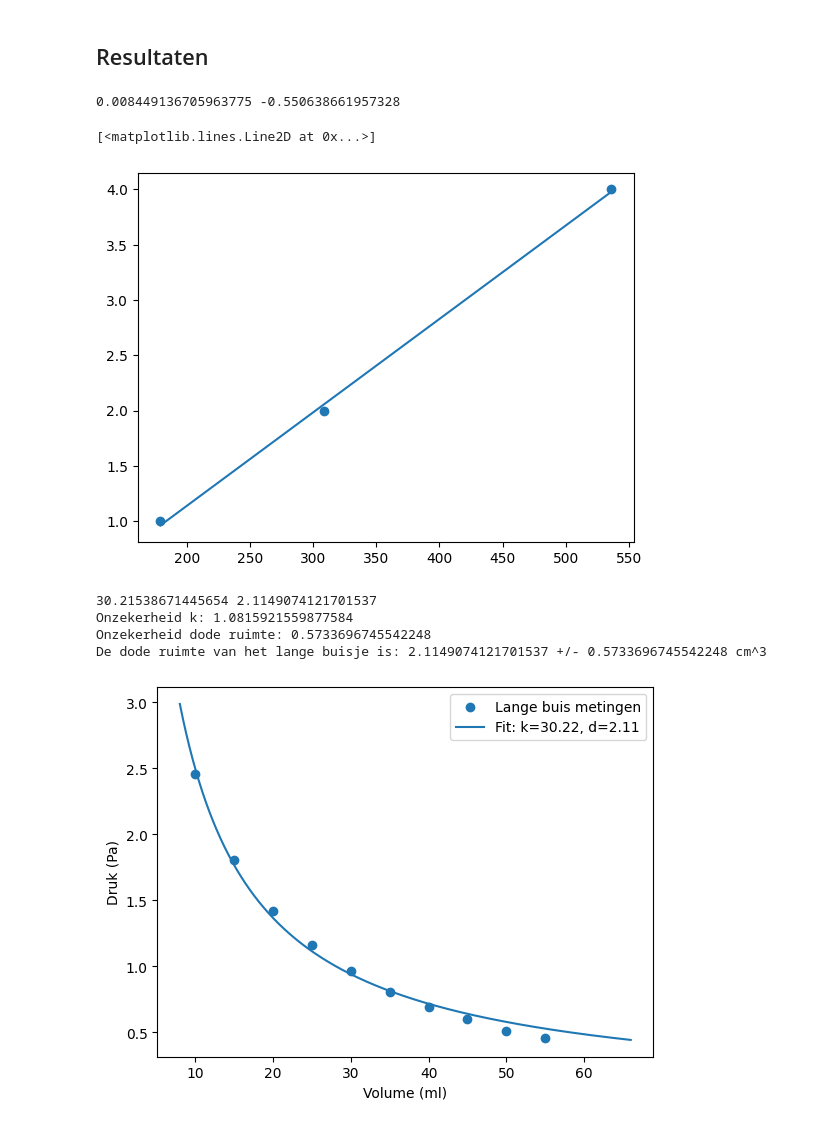
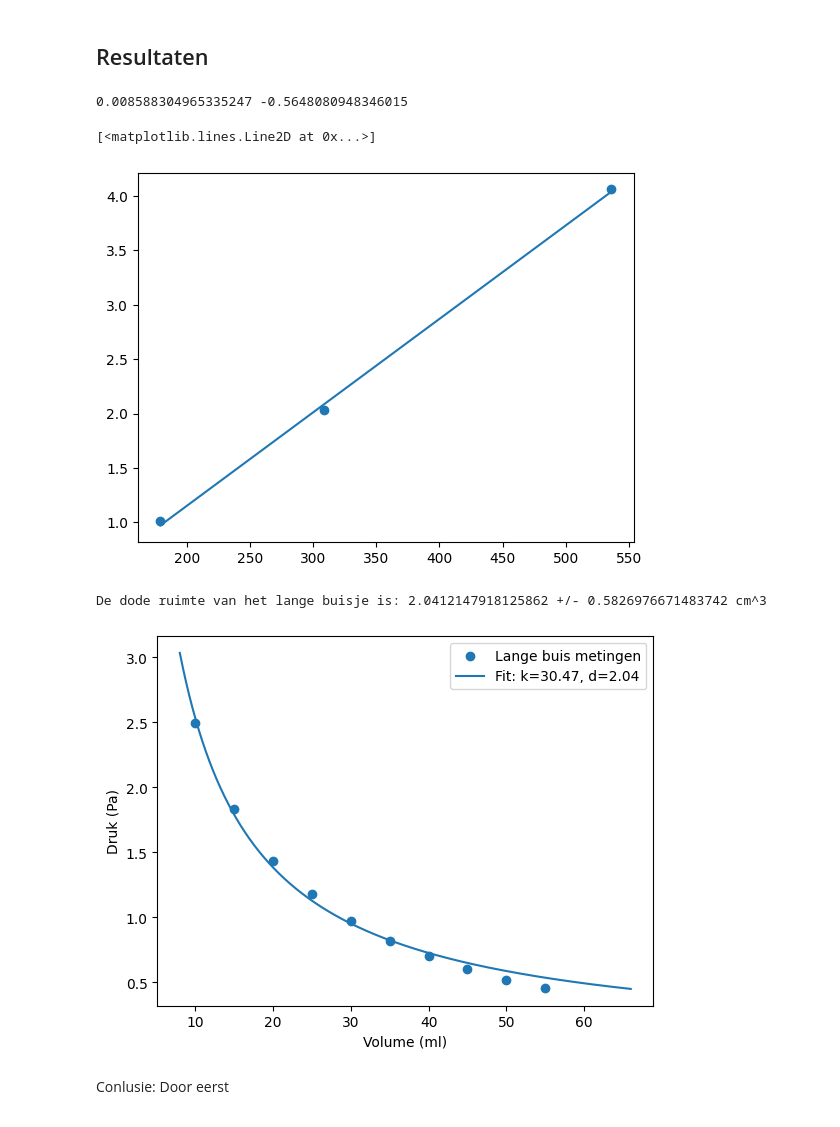
Before and after one commit to ErikvdBerkmortel/IP2-erik-en-xavi, a Jupyter notebook: Content/Labs/druksensorijken.ipynb, the cells around one changed output. Cells and saved outputs as stored; diff of their text form; code cells hidden in the pictures.

```diff
--- a/Content/Labs/druksensorijken.ipynb
+++ b/Content/Labs/druksensorijken.ipynb
@@ -69,34 +74,34 @@ Maak gebruik van een systematische fout in het volume om het volume van de tube
 # %%
 import numpy as np
 from scipy.optimize import curve_fit
 import matplotlib.pyplot as plt
 
 #data van deel 1
 U_1 = 179 #bits bij 40 ml
 U_2 = 309 #bits bij 20 ml
 U_3 = 536 #bits bij 10 ml
 bits = np.array([U_1, U_2, U_3])
 
-P_1 = 1 #bar bij 40 ml
-P_2 = 2 #bar bij 20 ml
-P_3 = 4 #bar bij 10 ml
+P_1 = 1.01 #bar bij 40 ml
+P_2 = 2.03 #bar bij 20 ml
+P_3 = 4.06 #bar bij 10 ml
 pressures = np.array([P_1, P_2, P_3])
 
 def bit_to_P(U, a, b):
     return a * U + b
 
 popt, cov = curve_fit(bit_to_P, bits, pressures)
 
 a, b = popt
 print(a,b)
 
 plt.figure()
 plt.scatter(bits, pressures, label='Data punten')
 plt.plot(bits, bit_to_P(bits, a, b))
 # %% [output]
-0.008449136705963775 -0.550638661957328
+0.008588304965335247 -0.5648080948346015
 [<matplotlib.lines.Line2D at 0x...>]
-[figure, old version]
+[figure, new version]
 # %%
 #metingen met lange buis
 #in bits
@@ -132,9 +137,7 @@ def func_druk(V,k,V_d):
 popt_lb, cov_lb = curve_fit(func_druk, volumes_cil, druk)
 k, d = popt_lb
 k_u, d_u = np.sqrt(np.diag(cov_lb))
-print(k,d)
-print("Onzekerheid k:", k_u)
-print("Onzekerheid dode ruimte:", d_u)
+
 print("De dode ruimte van het lange buisje is:", d, "+/-", d_u, "cm^3")
 
 
@@ -159,8 +162,6 @@ print("De dode ruimte van het lange buisje is:", d, "+/-", d_u, "cm^3")
 #plt.legend()
 #plt.show()
 
-#mijn niet werkende manieren om de grafiek te plotten
-
 x_test = np.linspace(0.8*np.min(volumes_cil),1.2*np.max(volumes_cil),1000)
 y_test = func_druk(x_test,*popt_lb)
 
@@ -172,8 +173,8 @@ plt.ylabel('Druk (Pa)')
 plt.legend()
 plt.show()
 # %% [output]
-30.21538671445654 2.1149074121701537
-Onzekerheid k: 1.0815921559877584
-Onzekerheid dode ruimte: 0.5733696745542248
-De dode ruimte van het lange buisje is: 2.1149074121701537 +/- 0.5733696745542248 cm^3
+De dode ruimte van het lange buisje is: 2.0412147918125862 +/- 0.5826976671483742 cm^3
-[figure, old version]
+[figure, new version]
+# %% [markdown]
+Conlusie:
+Door eerst
```
Also changed, not shown: parts of 1 cell of this notebook.
